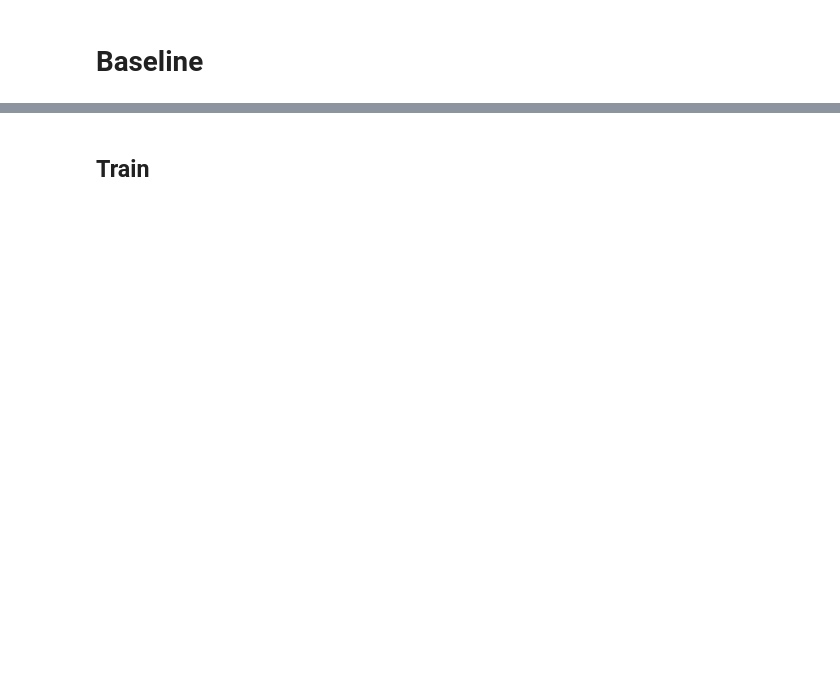
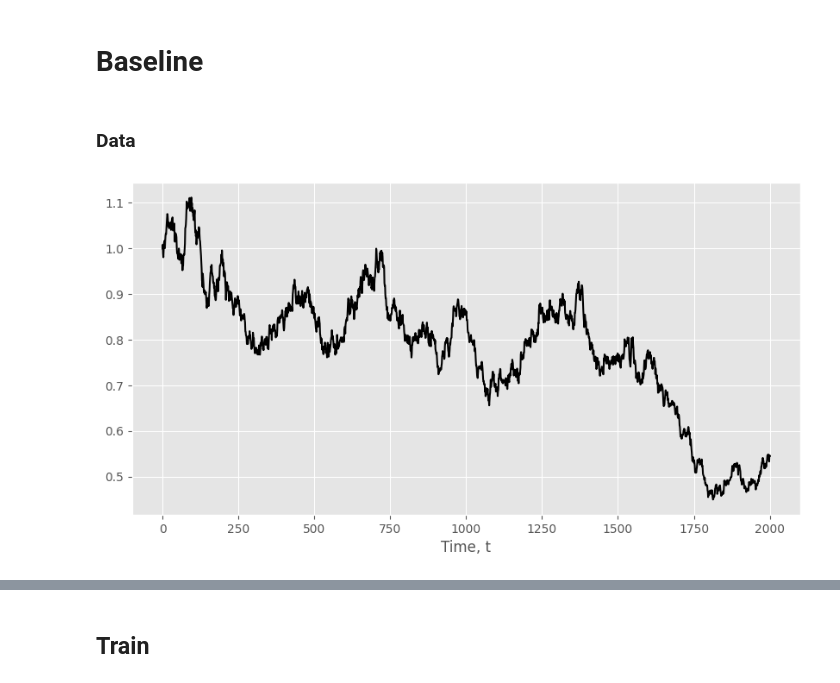
Before and after one commit to kirillzx/JDFlow, a Jupyter notebook: generator_main.ipynb, the cells around one changed output, grey strips where cells are left out. Cells and saved outputs as stored; diff of their text form; code cells hidden in the pictures; blank space fills up the shorter version.

```diff
--- a/generator_main.ipynb
+++ b/generator_main.ipynb
@@ -145,0 +130,2 @@ data = dclProcess(2000, 1).T[0]
+# %% [markdown]
+### Data
@@ -145,0 +201,13 @@ data = dclProcess(2000, 1).T[0]
+# %%
+# data = dclProcess(2000, 1).T[0]
+# data = merton_process(s0=1, xiP=3, muj=0, sigmaj=0.2, r=0.04, sigma=0.15, n=2000, T=1)
+data = geometric_BM(s0=1, mu=0.1, sigma=0.5, n=2000, T=1)
+# %%
+plt.subplots(figsize=(10, 5), dpi=100)
+
+plt.plot(data, color='black')
+
+plt.xlabel('Time, t')
+plt.show()
+# %% [output]
+[figure, added]
```
Also changed, not shown: parts of 29 cells of this notebook.
